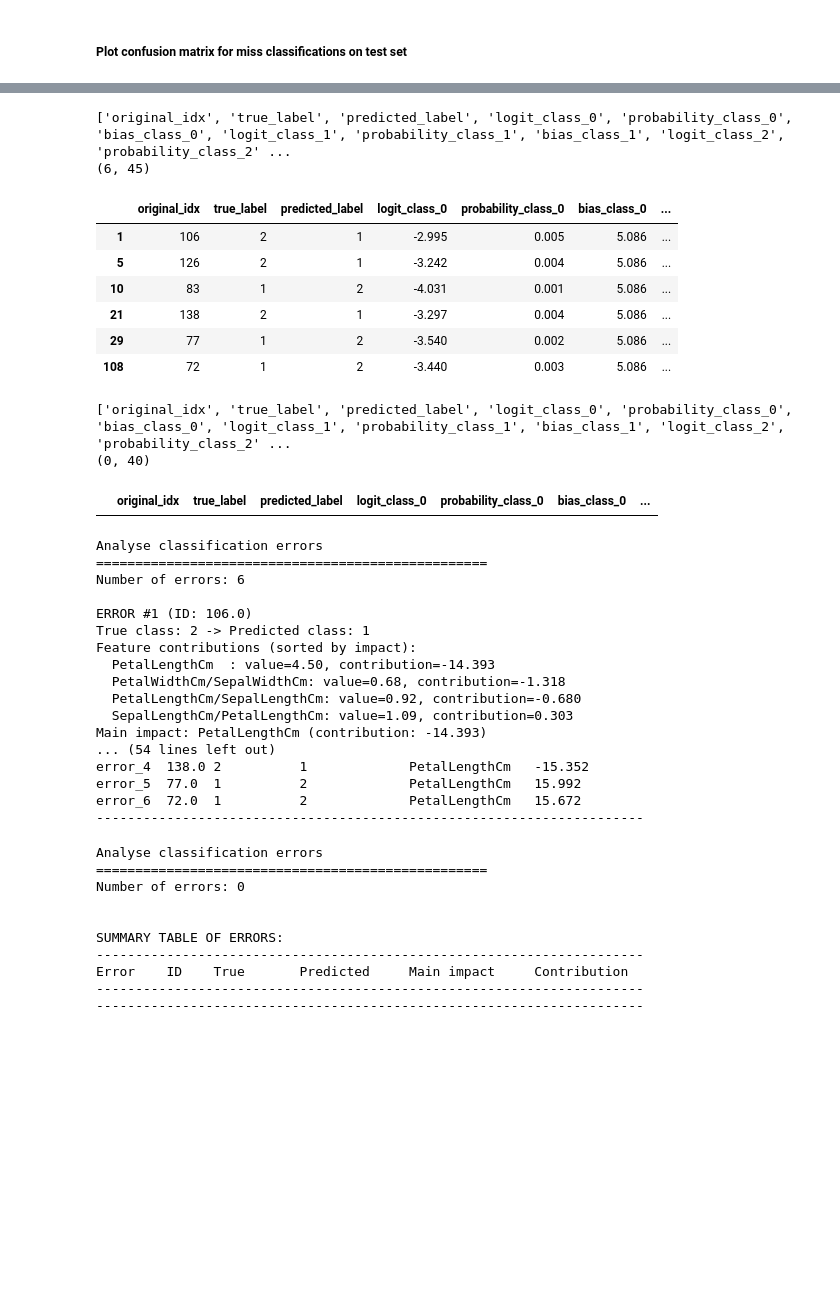
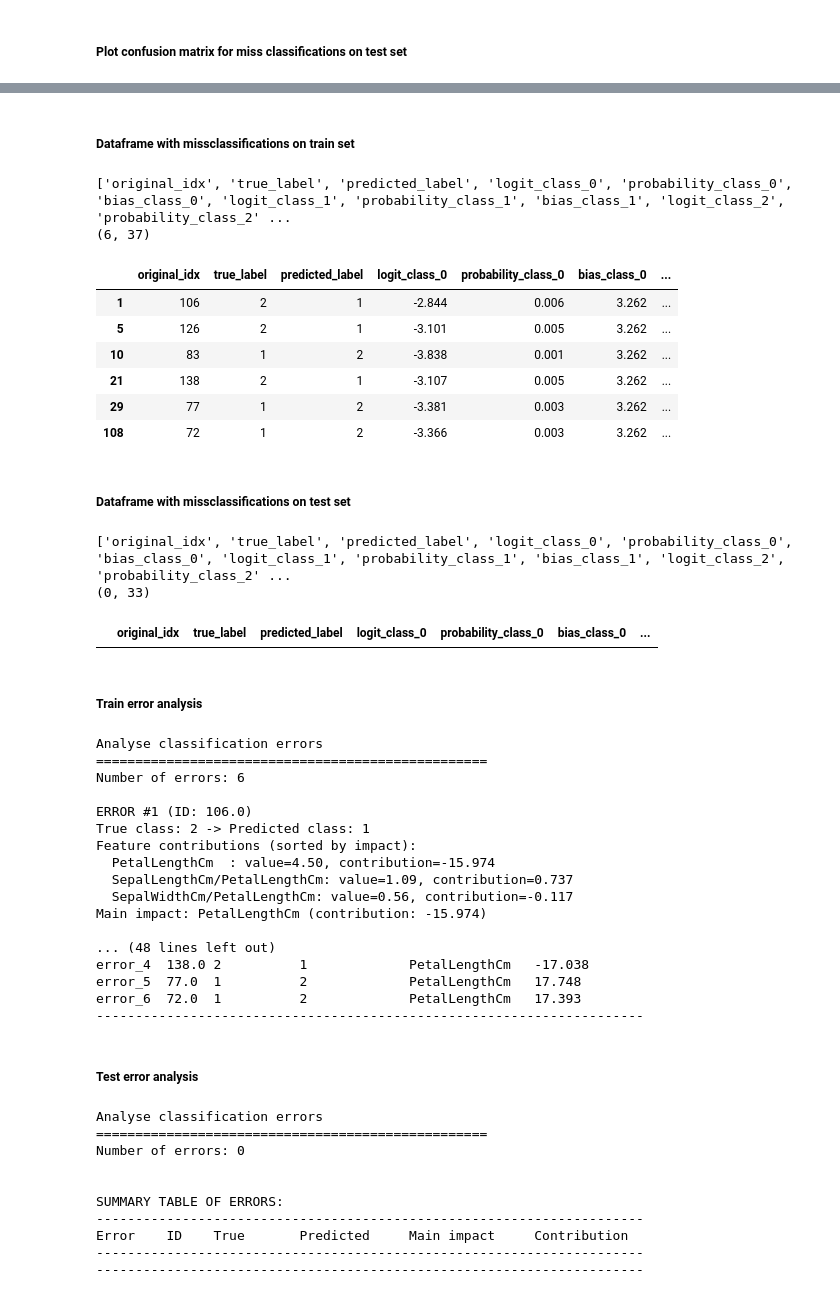
Before and after one commit to MNechai-2003/Iris-Species, a Jupyter notebook: src/notebooks/iris_analys.ipynb, the cells around one changed output, grey strips where cells are left out. Saved outputs shown, nothing was run; the diff lists cells and outputs as text; code cells hidden in the pictures; blank space fills up the shorter version.

```diff
--- a/src/notebooks/iris_analys.ipynb
+++ b/src/notebooks/iris_analys.ipynb
@@ -74,4 +126,4 @@ display(iris_df.head().style.background_gradient(cmap='Greys'))
 # %%
-new_df = generate_top_features(iris_df, target_column='Species', k=4)
+new_df = generate_top_features(iris_df, target_column='Species', k=3)
 new_df.head()
 # %% [output]
@@ -260,8 +396,7 @@ No miss-classifications to display.
 # %%
-weights = working_model.coef_
-bias = working_model.intercept_
-# feature_names = ['SepalLengthCm', 'SepalWidthCm', 'PetalLengthCm', 'PetalWidthCm']
-feature_names = X_new_train.columns.tolist()
+working_weights = working_model.coef_
+working_bias = working_model.intercept_
+working_feature_names = X_new_train.columns.tolist()
 
-print(f"Weights: {weights}\nBias: {bias}")
+print(f"Working\nWeights: {working_weights}\nBias: {working_bias}")
 # %% [output]
@@ -282,0 +410,4 @@ train_detailed_df.head()
+# %%
+working_train_detailed_df = create_detailed_analysis(working_train_df_with_predictions, working_weights, working_bias, working_feature_names)
+working_test_detailed_df = create_detailed_analysis(working_test_df_with_predictions, working_weights, working_bias, working_feature_names)
+working_train_detailed_df.head()
@@ -283,30 +421,36 @@ train_detailed_df.head()
+# %% [markdown]
+##### Dataframe with missclassifications on train set
 # %%
-train_error_df = train_detailed_df[train_detailed_df['true_label'] != train_detailed_df['predicted_label']]
-print(list(train_error_df.columns))
-print(train_error_df.shape)
-train_error_df.head(10)
+working_train_error_df = working_train_detailed_df[working_train_detailed_df['true_label'] != working_train_detailed_df['predicted_label']]
+print(list(working_train_error_df.columns))
+print(working_train_error_df.shape)
+working_train_error_df.head(10)
 # %% [output]
 ['original_idx', 'true_label', 'predicted_label', 'logit_class_0', 'probability_class_0', 'bias_class_0', 'logit_class_1', 'probability_class_1', 'bias_class_1', 'logit_class_2', 'probability_class_2' ...
-(6, 45)
+(6, 37)
 |  | original_idx | true_label | predicted_label | logit_class_0 | probability_class_0 | bias_class_0 | ... |
-| 1 | 106 | 2 | 1 | -2.995 | 0.005 | 5.086 | ... |
-| 5 | 126 | 2 | 1 | -3.242 | 0.004 | 5.086 | ... |
-| 10 | 83 | 1 | 2 | -4.031 | 0.001 | 5.086 | ... |
-| 21 | 138 | 2 | 1 | -3.297 | 0.004 | 5.086 | ... |
-| 29 | 77 | 1 | 2 | -3.540 | 0.002 | 5.086 | ... |
-| 108 | 72 | 1 | 2 | -3.440 | 0.003 | 5.086 | ... |
+| 1 | 106 | 2 | 1 | -2.844 | 0.006 | 3.262 | ... |
+| 5 | 126 | 2 | 1 | -3.101 | 0.005 | 3.262 | ... |
+| 10 | 83 | 1 | 2 | -3.838 | 0.001 | 3.262 | ... |
+| 21 | 138 | 2 | 1 | -3.107 | 0.005 | 3.262 | ... |
+| 29 | 77 | 1 | 2 | -3.381 | 0.003 | 3.262 | ... |
+| 108 | 72 | 1 | 2 | -3.366 | 0.003 | 3.262 | ... |
+# %% [markdown]
+##### Dataframe with missclassifications on test set
 # %%
-test_error_df = test_detailed_df[test_detailed_df['true_label'] != test_detailed_df['predicted_label']]
-print(list(test_error_df.columns))
-print(test_error_df.shape)
-test_error_df.head()
+working_test_error_df = working_test_detailed_df[working_test_detailed_df['true_label'] != working_test_detailed_df['predicted_label']]
+print(list(working_test_error_df.columns))
+print(working_test_error_df.shape)
+working_test_error_df.head()
 # %% [output]
 ['original_idx', 'true_label', 'predicted_label', 'logit_class_0', 'probability_class_0', 'bias_class_0', 'logit_class_1', 'probability_class_1', 'bias_class_1', 'logit_class_2', 'probability_class_2' ...
-(0, 40)
+(0, 33)
 |  | original_idx | true_label | predicted_label | logit_class_0 | probability_class_0 | bias_class_0 | ... |
+# %% [markdown]
+##### Train error analysis
 # %%
 results = analyze_classification_errors_simple(
-    df=train_error_df,
+    df=working_train_error_df,
     feature_names=X_new.columns.tolist()
 )
 # %% [output]
@@ -317,15 +461,17 @@ Number of errors: 6
 ERROR #1 (ID: 106.0)
 True class: 2 -> Predicted class: 1
 Feature contributions (sorted by impact):
-  PetalLengthCm  : value=4.50, contribution=-14.393
-  PetalWidthCm/SepalWidthCm: value=0.68, contribution=-1.318
-  PetalLengthCm/SepalLengthCm: value=0.92, contribution=-0.680
-  SepalLengthCm/PetalLengthCm: value=1.09, contribution=0.303
-Main impact: PetalLengthCm (contribution: -14.393)
-... (54 lines left out)
-error_4  138.0 2          1             PetalLengthCm   -15.352
-error_5  77.0  1          2             PetalLengthCm   15.992
-error_6  72.0  1          2             PetalLengthCm   15.672
+  PetalLengthCm  : value=4.50, contribution=-15.974
+  SepalLengthCm/PetalLengthCm: value=1.09, contribution=0.737
+  SepalWidthCm/PetalLengthCm: value=0.56, contribution=-0.117
+Main impact: PetalLengthCm (contribution: -15.974)
+
+... (48 lines left out)
+error_4  138.0 2          1             PetalLengthCm   -17.038
+error_5  77.0  1          2             PetalLengthCm   17.748
+error_6  72.0  1          2             PetalLengthCm   17.393
 ----------------------------------------------------------------------
+# %% [markdown]
+##### Test error analysis
 # %%
 results = analyze_classification_errors_simple(
```
Also changed, not shown: parts of 57 cells of this notebook, 1 other file.
